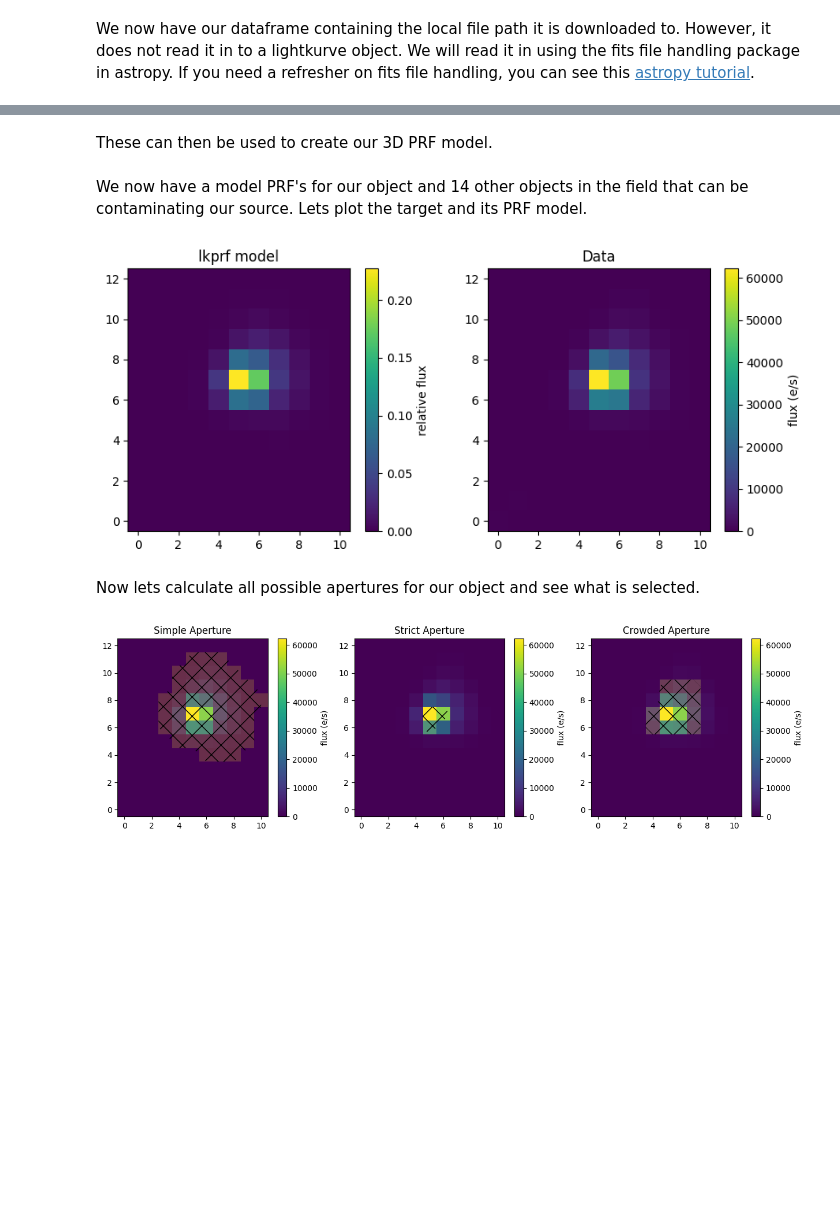
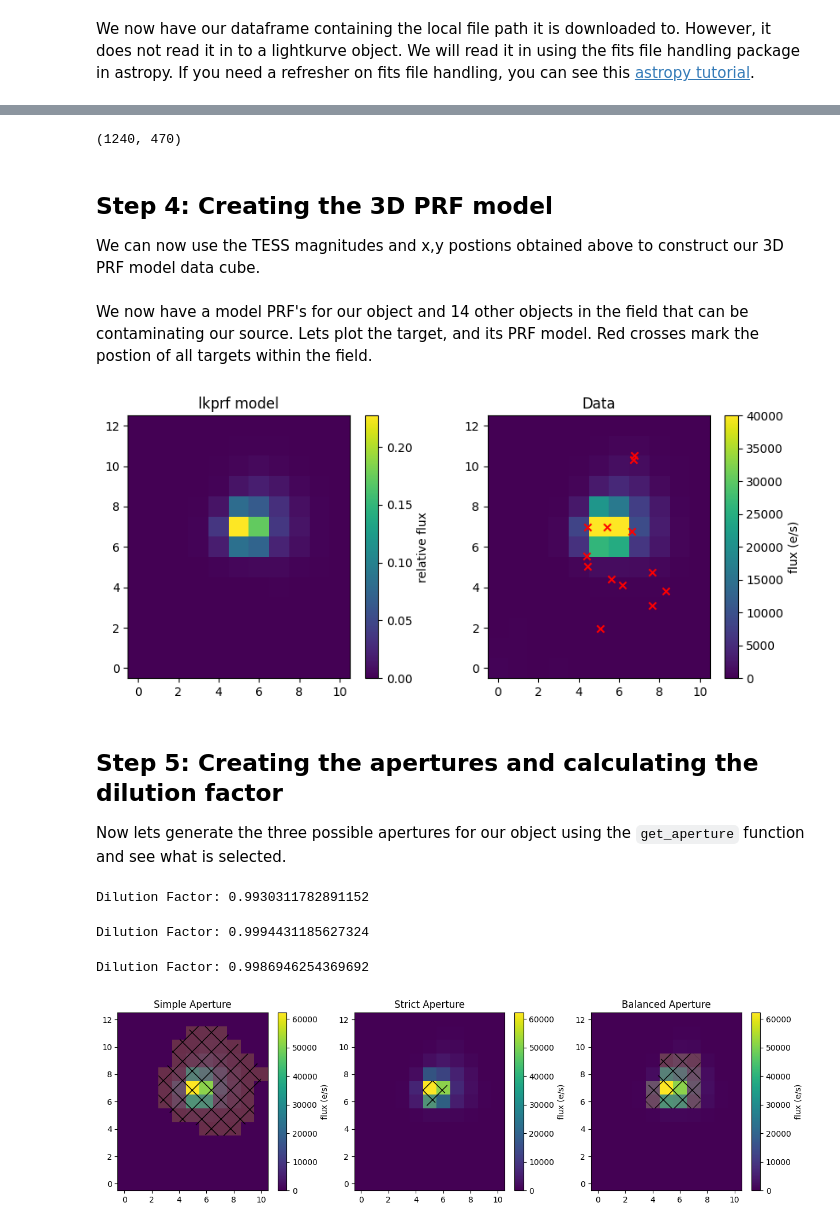
Before and after one commit to lightkurve/lkprf, a Jupyter notebook: docs/tutorials/lkprf_aperture_example.ipynb, the cells around one changed output, grey strips where cells are left out. Drawn from its saved outputs; the diff is of its cells as text; code cells hidden in the pictures; blank space fills up the shorter version.

```diff
--- a/docs/tutorials/lkprf_aperture_example.ipynb
+++ b/docs/tutorials/lkprf_aperture_example.ipynb
@@ -108,0 +163,2 @@ target_list = list(zip(target_row, target_col))
+# %%
+object_table, TESS_mags, target_list, origin_row, origin_col  = get_surronding_objects(tpf_file = tpf_bright, catalog = 'tic', pixel_size = 21, output_epoch = Time.now(), max_results = 15)
@@ -109,35 +204,51 @@ target_list = list(zip(target_row, target_col))
+# %%
+origin_row, origin_col
+# %% [output]
+(1240, 470)
 # %% [markdown]
-These can then be used to create our 3D PRF model.
+## Step 4: Creating the 3D PRF model
+
+We can now use the TESS magnitudes and x,y postions obtained above to construct our 3D PRF model data cube.
 # %%
 prf_mod = prf_initial.evaluate(targets=target_list,origin=(origin_row,origin_col),shape=shape)
 # %% [markdown]
-We now have a model PRF's for our object and 14 other objects in the field that can be contaminating our source. Lets plot the target and its PRF model.
+We now have a model PRF's for our object and 14 other objects in the field that can be contaminating our source. Lets plot the target, and its PRF model. Red crosses mark the postion of all targets within the field.
 # %%
-##Sum all targets to show in image below - that way it matches the data
-
-
 fig,axs = plt.subplots(1,2,figsize=(10,4))
 
 model = axs[0].imshow(prf_mod[0,:,:], origin='lower')
 axs[0].set_title('lkprf model')
 fig.colorbar(model, ax = axs[0], label='relative flux')
 
 # Plot the real data. We randomly select the 100th observation from the TPF data cube
-data = axs[1].imshow(tess_hdulist[1].data['FLUX'][100,:,:],  origin='lower')
+data = axs[1].imshow(tess_hdulist[1].data['FLUX'][100,:,:], vmin=0, vmax=40000, origin='lower')
 axs[1].set_title('Data')
+for a in range(len(target_list)):
+    axs[1].scatter(target_list[a][1]-origin_col, target_list[a][0]-origin_row, color="red", marker="x")
 fig.colorbar(data, ax = axs[1], label = 'flux (e/s)')
 
 plt.show()
 # %% [output]
-[figure, old version]
+[figure, new version]
 # %% [markdown]
-Now lets calculate all possible apertures for our object and see what is selected.
+## Step 5: Creating the apertures and calculating the dilution factor
+
+Now lets generate the three possible apertures for our object using the `get_aperture` function and see what is selected.
 # %%
-simple_ap = prf_initial.get_aperture(aperture_type="simple", completeness=0.99)
+simple_ap, di_simple = prf_initial.get_aperture(aperture_type="simple", completeness=0.99, tess_mag = TESS_mags)
+print("Dilution Factor:", di_simple)
+# %% [output]
+Dilution Factor: 0.9930311782891152
 # %%
-strict_ap = prf_initial.get_aperture(aperture_type="strict", tess_mag = TESS_mags)
+strict_ap, di_strict = prf_initial.get_aperture(aperture_type="strict", tess_mag = TESS_mags)
+print("Dilution Factor:", di_strict)
+# %% [output]
+Dilution Factor: 0.9994431185627324
 # %%
-crowded_ap = prf_initial.get_aperture(aperture_type="crowded", crowding_metric = 0.8, fluxfrac_metric = 0.9,tess_mag = TESS_mags)
+balanced_ap, di_balanced = prf_initial.get_aperture(aperture_type="balanced", crowding_metric = 0.8, fluxfrac_metric = 0.9,tess_mag = TESS_mags)
+print("Dilution Factor:", di_balanced)
+# %% [output]
+Dilution Factor: 0.9986946254369692
 # %%
 fig,axs = plt.subplots(1,3,figsize=(15,4))
 
```
Also changed, not shown: parts of 37 cells of this notebook.
